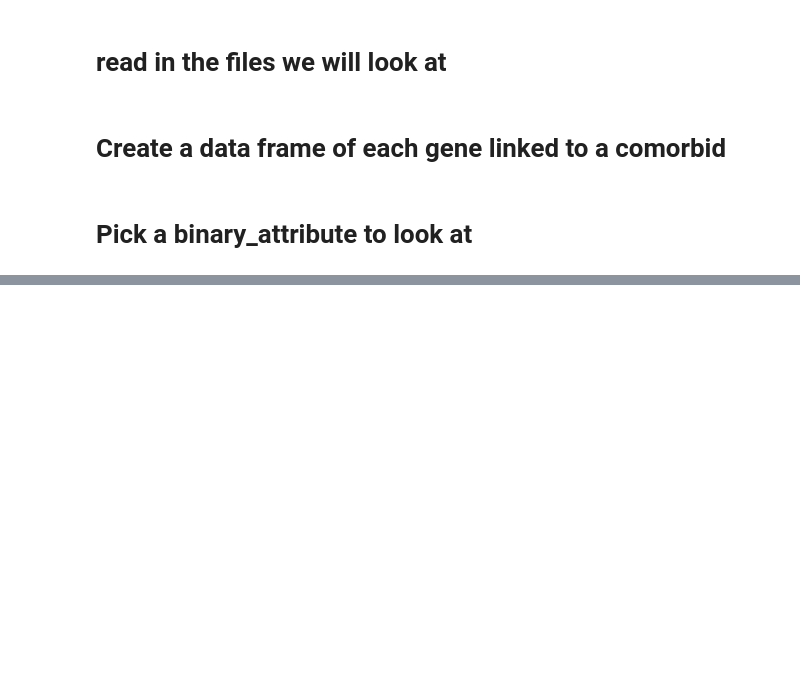
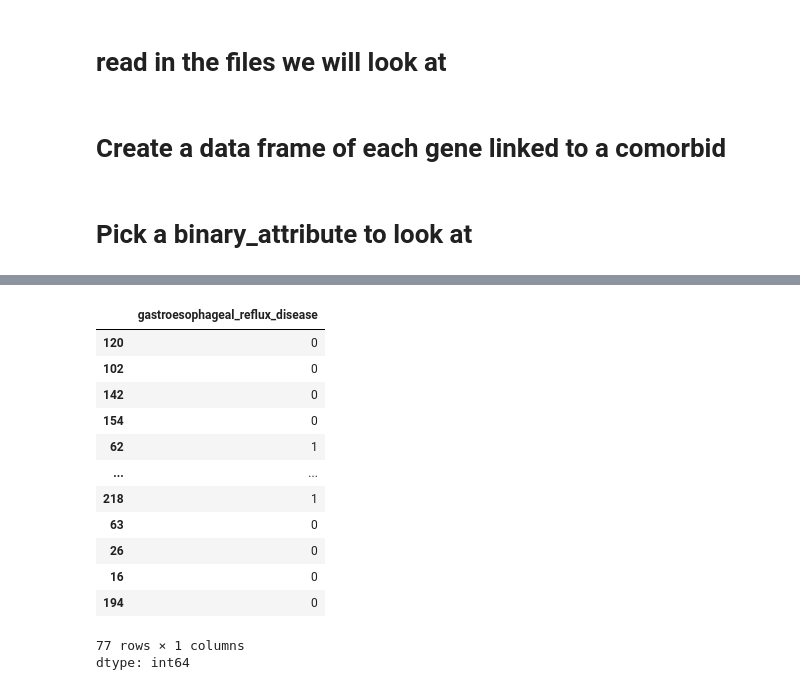
Before and after one commit to reza610/psea, a Jupyter notebook: notebook_example/one_comorbid_many_gene.ipynb, the cells around one changed output, grey strips where cells are left out. Cells and saved outputs as stored; diff of their text form; code cells hidden in the pictures; blank space fills up the shorter version.

```diff
--- a/notebook_example/one_comorbid_many_gene.ipynb
+++ b/notebook_example/one_comorbid_many_gene.ipynb
@@ -139,0 +165,17 @@ y_pred = clf.predict(X_test)
+# %%
+y_test
+# %% [output]
+|  | gastroesophageal_reflux_disease |
+| 120 | 0 |
+| 102 | 0 |
+| 142 | 0 |
+| 154 | 0 |
+| 62 | 1 |
+| ... | ... |
+| 218 | 1 |
+| 63 | 0 |
+| 26 | 0 |
+| 16 | 0 |
+| 194 | 0 |
+77 rows × 1 columns
+dtype: int64
```
Also changed, not shown: parts of 12 cells of this notebook.
